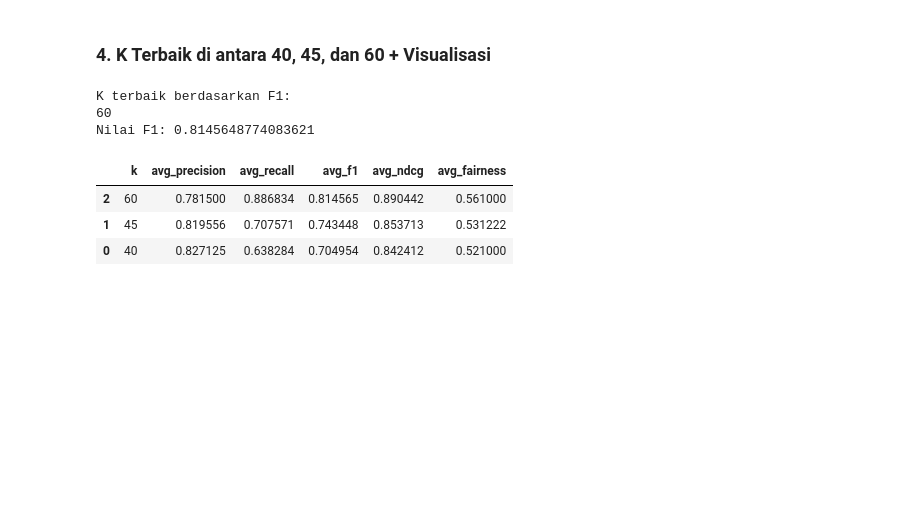
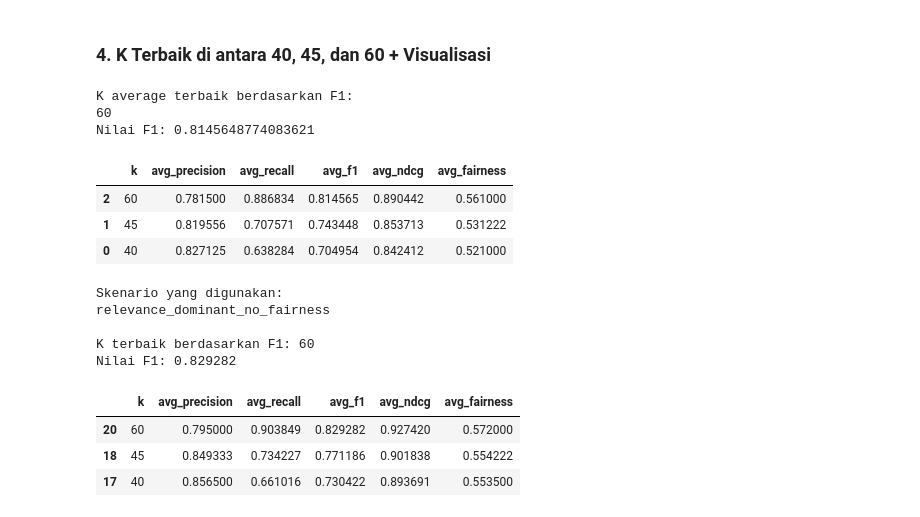
Before and after one commit to Annisaraulitaa/E-commerce-UMKM, a Jupyter notebook: olahData/feature_selection/output_experiment_feature_combination_no_fairness/analyze_feature_combinations_no_fairness_new.ipynb, the cells around one changed output. Drawn from its saved outputs; the diff is of its cells as text; code cells hidden in the pictures; blank space fills up the shorter version.

```diff
--- a/olahData/feature_selection/output_experiment_feature_combination_no_fairness/analyze_feature_combinations_no_fairness_new.ipynb
+++ b/olahData/feature_selection/output_experiment_feature_combination_no_fairness/analyze_feature_combinations_no_fairness_new.ipynb
@@ -300,21 +300,65 @@ k_best = (
 )
 
 k_best.to_csv(
-    OUTPUT_DIR / "04_k_best_40_45_60.csv",
+    OUTPUT_DIR / "04_k_avg_best_40_45_60.csv",
     index=False,
     encoding="utf-8-sig"
 )
 
-print("K terbaik berdasarkan F1:")
+print("K average terbaik berdasarkan F1:")
 print(int(k_best.iloc[0]["k"]))
 print("Nilai F1:", k_best.iloc[0]["avg_f1"])
 
 k_best
 # %% [output]
-K terbaik berdasarkan F1:
+K average terbaik berdasarkan F1:
 60
 Nilai F1: 0.8145648774083621
 |  | k | avg_precision | avg_recall | avg_f1 | avg_ndcg | avg_fairness |
 | 2 | 60 | 0.781500 | 0.886834 | 0.814565 | 0.890442 | 0.561000 |
 | 1 | 45 | 0.819556 | 0.707571 | 0.743448 | 0.853713 | 0.531222 |
 | 0 | 40 | 0.827125 | 0.638284 | 0.704954 | 0.842412 | 0.521000 |
+# %%
+# =========================
+# K TERBAIK BERDASARKAN F1
+# UNTUK SKENARIO TERBAIK
+# =========================
+
+BEST_SCENARIO = "relevance_dominant_no_fairness"
+
+k_best = (
+    summary_model_k[
+        (summary_model_k["scenario"] == BEST_SCENARIO) &
+        (summary_model_k["k"].isin(K_CANDIDATES))
+    ]
+    .copy()
+    .sort_values("avg_f1", ascending=False)
+    .drop(columns=["scenario"])
+)
+
+k_best.to_csv(
+    OUTPUT_DIR / "04_k_best_40_45_60.csv",
+    index=False,
+    encoding="utf-8-sig"
+)
+
+print("Skenario yang digunakan:")
+print(BEST_SCENARIO)
+
+print("\nK terbaik berdasarkan F1:", int(k_best.iloc[0]["k"]))
+#print(int(k_best.iloc[0]["k"]))
+
+print("Nilai F1:", round(k_best.iloc[0]["avg_f1"], 6))
+#print(round(k_best.iloc[0]["avg_f1"], 6))
+
+k_best
+# %% [output]
+Skenario yang digunakan:
+relevance_dominant_no_fairness
+
+K terbaik berdasarkan F1: 60
+Nilai F1: 0.829282
+|  | k | avg_precision | avg_recall | avg_f1 | avg_ndcg | avg_fairness |
+| 20 | 60 | 0.795000 | 0.903849 | 0.829282 | 0.927420 | 0.572000 |
+| 18 | 45 | 0.849333 | 0.734227 | 0.771186 | 0.901838 | 0.554222 |
+| 17 | 40 | 0.856500 | 0.661016 | 0.730422 | 0.893691 | 0.553500 |
```
Also changed, not shown: parts of 3 cells of this notebook, 12 other files.
